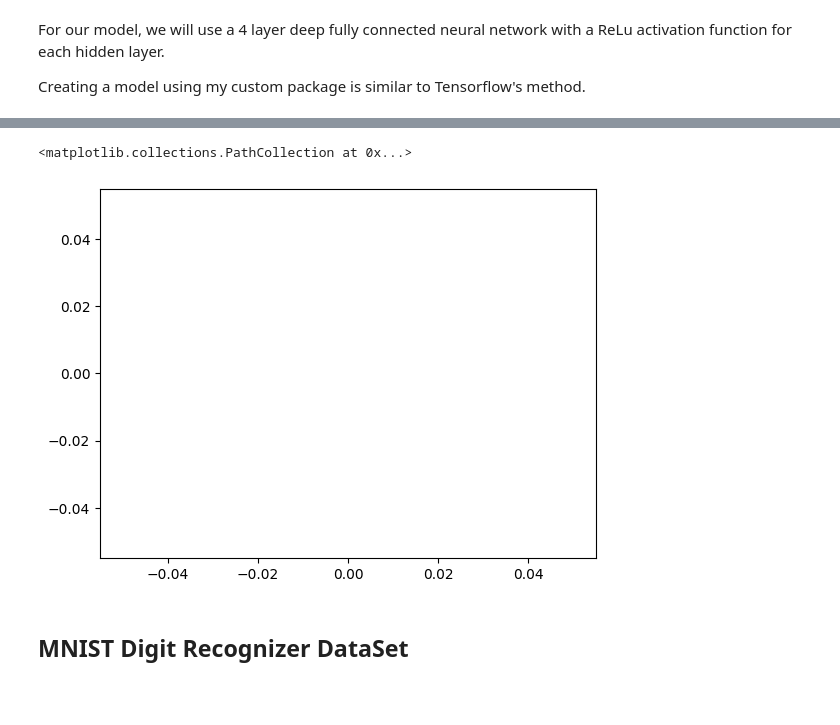
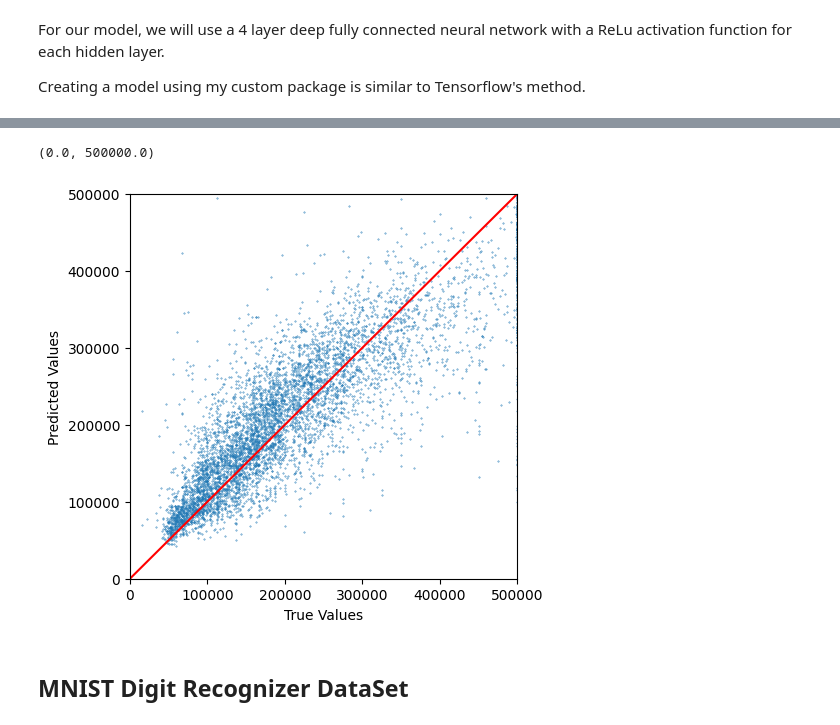
Before and after one commit to jtang25/NeuralNetwork, a Jupyter notebook: notebook.ipynb, the cells around one changed output, grey strips where cells are left out. Cells and saved outputs as stored; diff of their text form; code cells hidden in the pictures; blank space fills up the shorter version.

```diff
--- a/notebook.ipynb
+++ b/notebook.ipynb
@@ -211,8 +249,15 @@ plt.show()
-# %%
-plt.scatter(test_y[:5000], [my_model.forward_pass(test_X[d]) for d in range(5000)], s=0.11)
-# %% [output]
-<matplotlib.collections.PathCollection at 0x...>
-[figure, removed]
+# %%
+plt.figure(figsize=(7, 7))
+plt.scatter(test_y[:6129], [my_model.forward_pass(test_X[d]) for d in range(6129)], s=0.11)
+plt.plot([0, 500000], [0, 500000], color="red")
+plt.xlabel("True Values")
+plt.ylabel("Predicted Values")
+# make the axes the same range
+plt.xlim(0, 500000)
+plt.ylim(0, 500000)
+# %% [output]
+(0.0, 500000.0)
+[figure, added]
 # %% [markdown]
 ## MNIST Digit Recognizer DataSet
 # %% [markdown]
```
Also changed, not shown: parts of 15 cells of this notebook, 5 other files.
